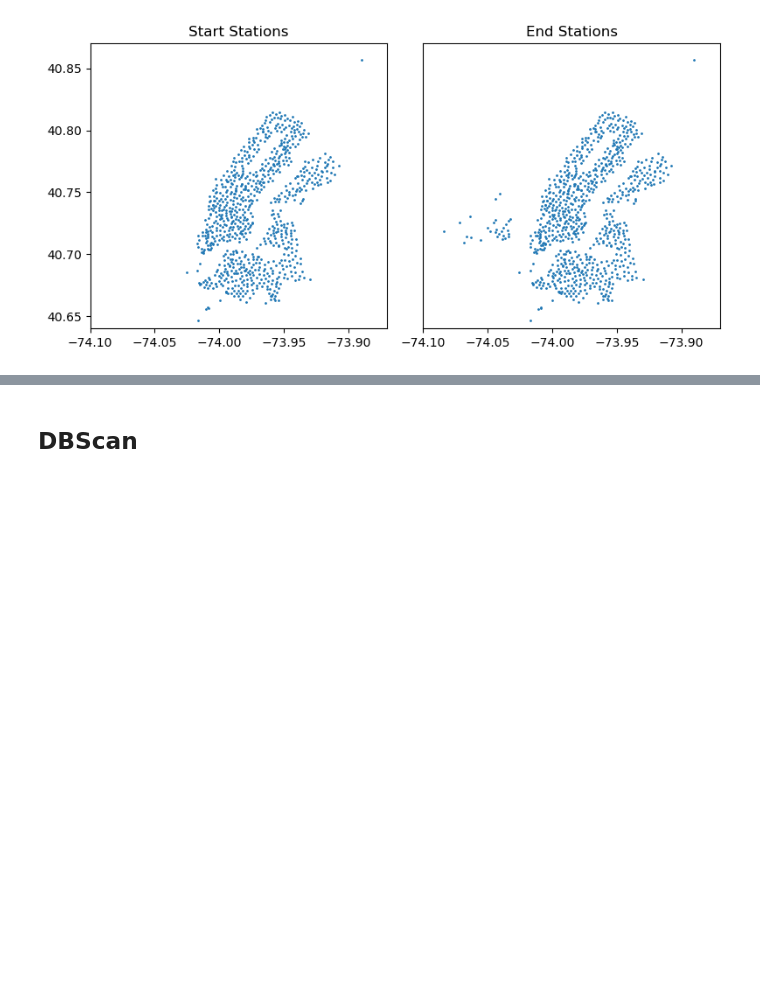
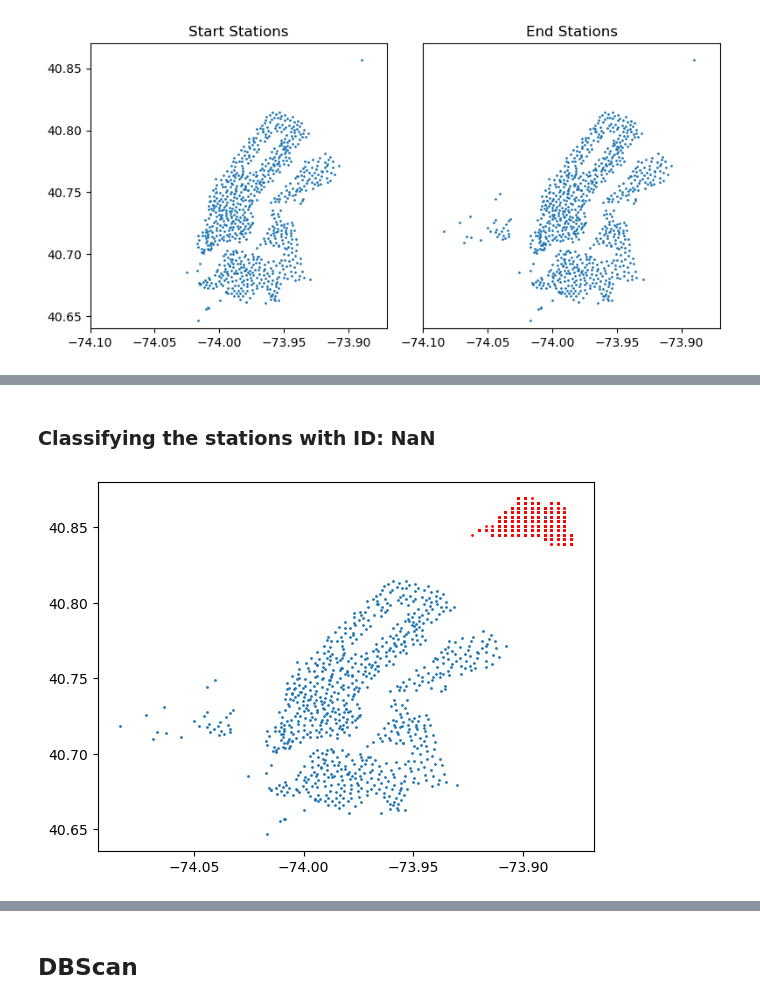
Before and after one commit to katrinemariepedersen/Business_analytics_project, a Jupyter notebook: Load_of_dat.ipynb, the cells around one changed output, grey strips where cells are left out. Saved outputs shown, nothing was run; the diff lists cells and outputs as text; code cells hidden in the pictures; blank space fills up the shorter version.

Commit message:
Found NaN station ID's and located them

```diff
--- a/Load_of_dat.ipynb
+++ b/Load_of_dat.ipynb
@@ -264,0 +336,9 @@ plt.show()
+# %% [markdown]
+### Classifying the stations with ID: NaN
+# %%
+f_nan = f[f.start_station_id.isna()][['start_station_longitude', 'start_station_latitude']]
+plt.scatter(f_nan.start_station_longitude, f_nan.start_station_latitude, s=1, c='r', label="NaN-station")
+plt.scatter(end_station_df['longitude'], end_station_df['latitude'], s=1)
+plt.show()
+# %% [output]
+[figure, added]
```
Also changed, not shown: parts of 11 cells of this notebook.
